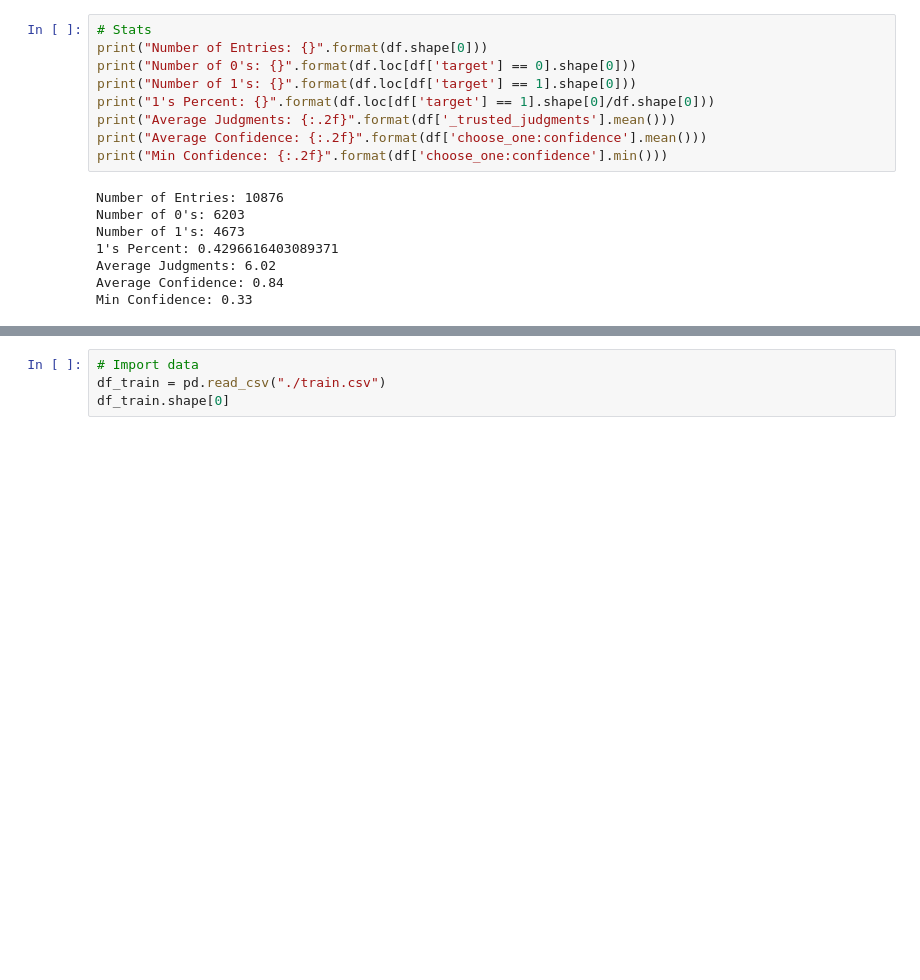
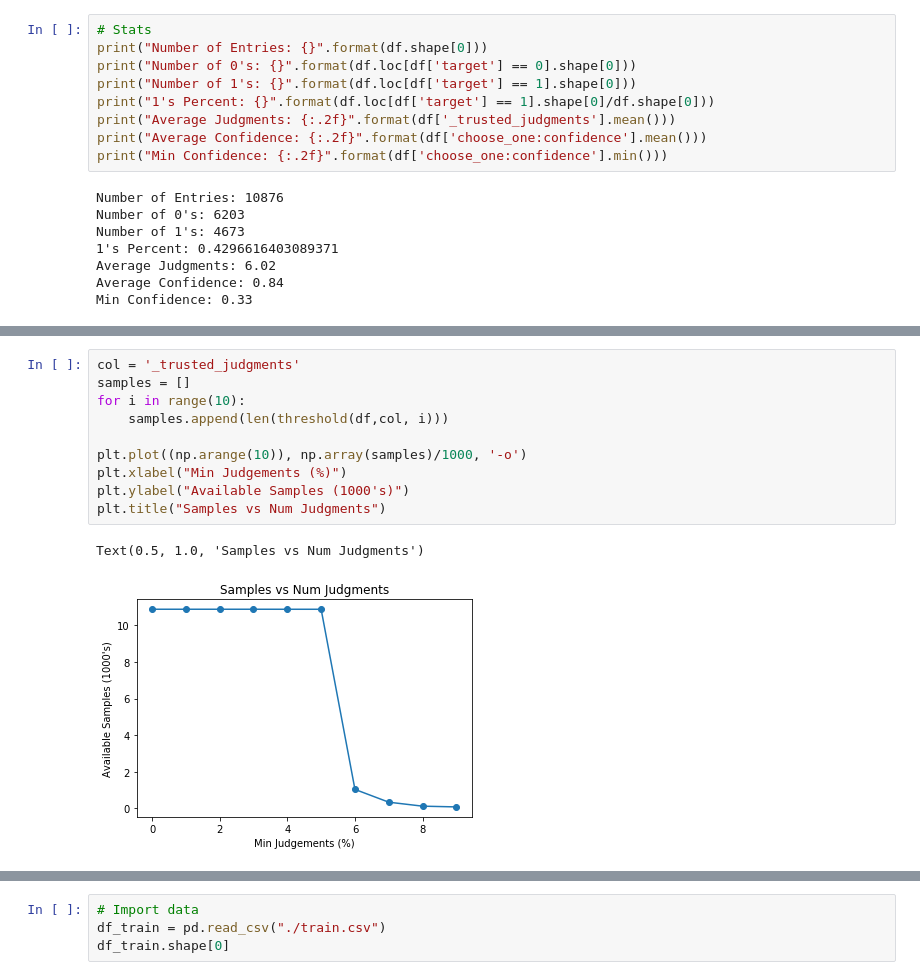
Before and after one commit to dkang9503/CS224N_WIN20, a Jupyter notebook: notebooks/Dataset_info.ipynb, the cells around one changed output, grey strips where cells are left out. Saved outputs shown, nothing was run; the diff lists cells and outputs as text; blank space fills up the shorter version.

```diff
--- a/notebooks/Dataset_info.ipynb
+++ b/notebooks/Dataset_info.ipynb
@@ -31,0 +49,13 @@ Min Confidence: 0.33
+# %%
+col = '_trusted_judgments'
+samples = []
+for i in range(10):
+    samples.append(len(threshold(df,col, i)))
+
+plt.plot((np.arange(10)), np.array(samples)/1000, '-o')
+plt.xlabel("Min Judgements (%)")
+plt.ylabel("Available Samples (1000's)")
+plt.title("Samples vs Num Judgments")
+# %% [output]
+Text(0.5, 1.0, 'Samples vs Num Judgments')
+[figure, added]
```
Also changed, not shown: parts of 5 cells of this notebook, 19 other files.
